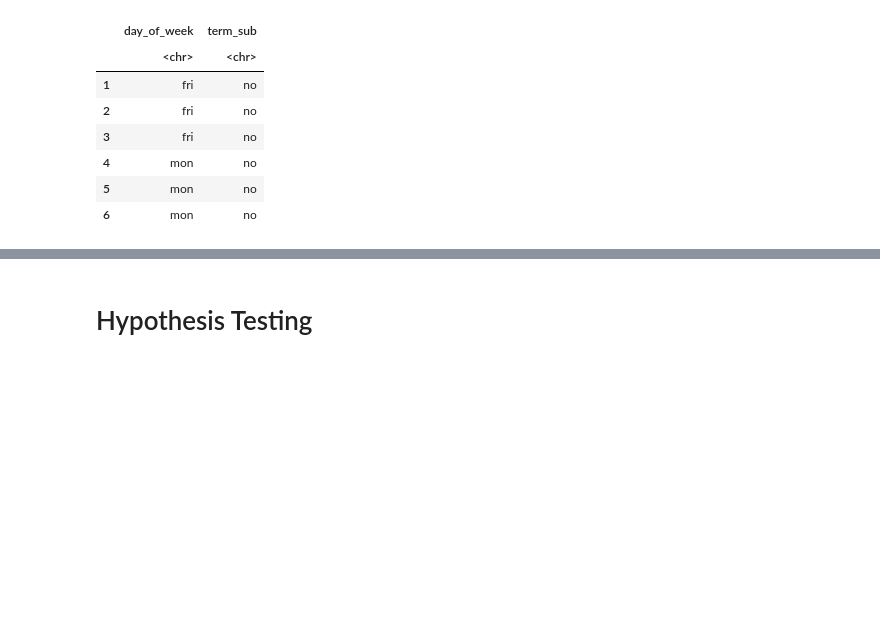
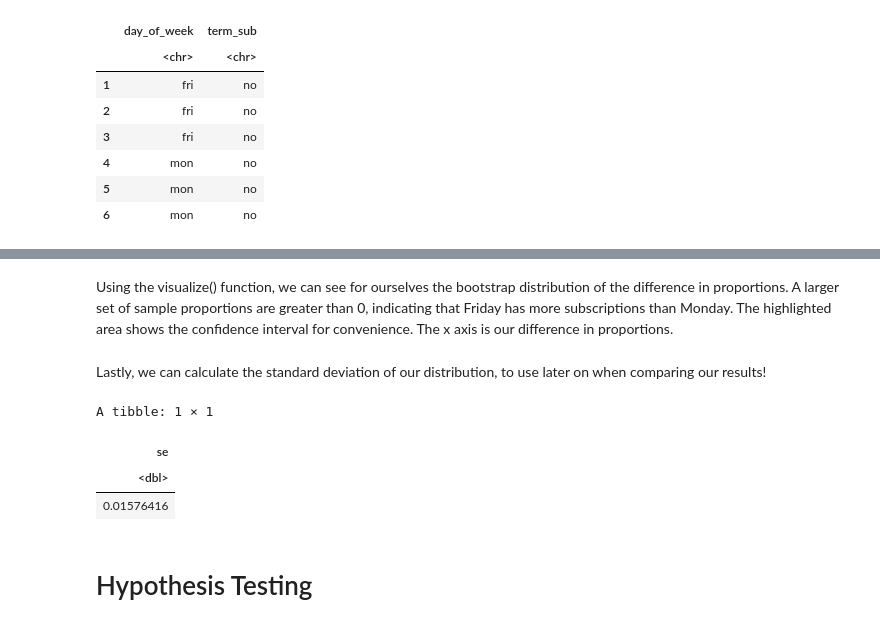
Before and after one commit to celike1/STAT201-Project, a Jupyter notebook: eda.ipynb, the cells around one changed output, grey strips where cells are left out. Cells and saved outputs as stored; diff of their text form; code cells hidden in the pictures; blank space fills up the shorter version.

```diff
--- a/eda.ipynb
+++ b/eda.ipynb
@@ -350,3 +265,14 @@ With these two plots, we can better visualize the proportion of "yes" responses
+# %% [markdown]
+Using the visualize() function, we can see for ourselves the bootstrap distribution of the difference in proportions. A larger set of sample proportions are greater than 0, indicating that Friday has more subscriptions than Monday. The highlighted area shows the confidence interval for convenience. The x axis is our difference in proportions.
+# %% [markdown]
+Lastly, we can calculate the standard deviation of our distribution, to use later on when comparing our results!
+# %%
+bank_data_bootstrap %>% summarise(se = sd(stat))
+# %% [output]
+A tibble: 1 × 1
+| se |
+| <dbl> |
+| 0.01576416 |
 # %% [markdown]
 # Hypothesis Testing
 # %% [markdown]
```
Also changed, not shown: parts of 20 cells of this notebook.
